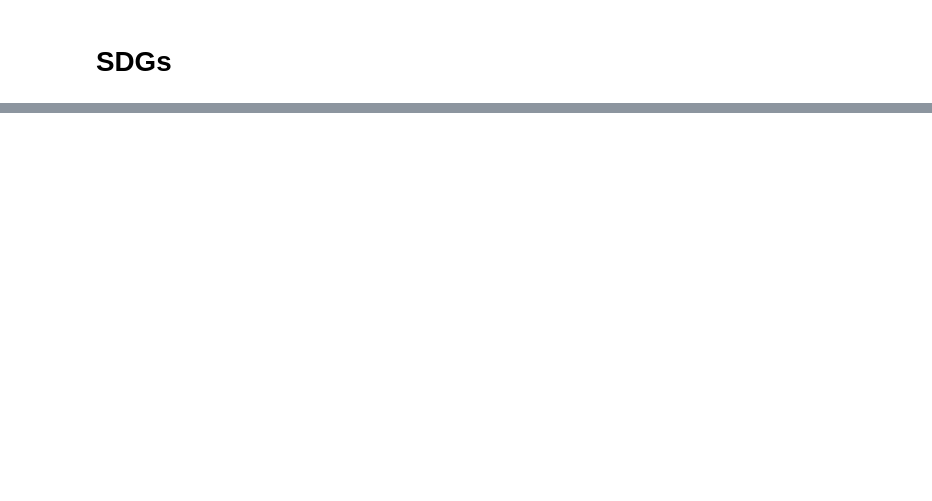
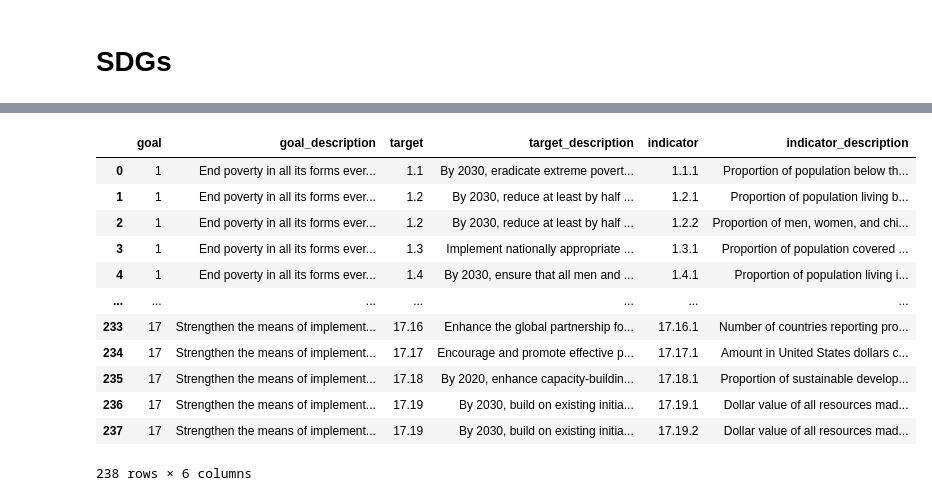
Before and after one commit to wasit7/dsmde, a Jupyter notebook: workshop/sgd/sdg.ipynb, the cells around one changed output, grey strips where cells are left out. Drawn from its saved outputs; the diff is of its cells as text; code cells hidden in the pictures; blank space fills up the shorter version.

```diff
--- a/workshop/sgd/sdg.ipynb
+++ b/workshop/sgd/sdg.ipynb
@@ -1856,7 +1856,7 @@
   ]
 }
 # %%
-{
+g16={
   "goal": 16,
   "description": "Promote peaceful and inclusive societies for sustainable development, provide access to justice for all, and build effective, accountable, and inclusive institutions at all levels",
   "challenges": [
@@ -2022,7 +2022,7 @@
   ]
 }
 # %%
-{
+g17={
   "goal": 17,
   "description": "Strengthen the means of implementation and revitalize the global partnership for sustainable development",
   "challenges": [
@@ -2221,10 +2221,17 @@
         {
           "indicator": "17.19.1",
           "description": "Dollar value of all resources made available to strengthen statistical capacity in developing countries"
+        },
+        {
+          "indicator": "17.19.2",
+          "description": "Dollar value of all resources made available to strengthen statistical capacity in developing countries"
         }
       ]
     },
     {
       "target": "17.20",
-      "description": "Promote the development of a Global Partnership for Sustainable Development Data to improve the availability and use of data for sustainable development",
-      "indicators
+      "description": "Proportion of countries that (a) have conducted at least one population and housing census in the last 10 years; and (b) have achieved 100 per cent birth registration and 80 per cent death registration",
+      "indicators":[]
+    }
+  ]
+}
@@ -2230,0 +2257,5 @@
+# %%
+goals
+import pandas as pd
+df1=pd.json_normalize(goals)
+df1.head()
@@ -2230,0 +2269,36 @@
+# %%
+data=[]
+for idx,r in df1.iterrows():
+    goal=r['goal']
+    description=r['description']
+    for target in r['targets']:
+        for indicator in target['indicators']:
+            # print(indicator)
+            d={
+                'goal':goal,
+                'goal_description':description,
+                'target':target['target'],
+                'target_description':target['description'],
+                'indicator':indicator['indicator'],
+                'indicator_description':indicator['description']
+            }
+            data.append(d)
+df2=pd.DataFrame(data)
+# %%
+import json
+df2.to_json('sdg.json',orient="table")
+df2
+# %% [output]
+|  | goal | goal_description | target | target_description | indicator | indicator_description |
+| 0 | 1 | End poverty in all its forms ever... | 1.1 | By 2030, eradicate extreme povert... | 1.1.1 | Proportion of population below th... |
+| 1 | 1 | End poverty in all its forms ever... | 1.2 | By 2030, reduce at least by half ... | 1.2.1 | Proportion of population living b... |
+| 2 | 1 | End poverty in all its forms ever... | 1.2 | By 2030, reduce at least by half ... | 1.2.2 | Proportion of men, women, and chi... |
+| 3 | 1 | End poverty in all its forms ever... | 1.3 | Implement nationally appropriate ... | 1.3.1 | Proportion of population covered ... |
+| 4 | 1 | End poverty in all its forms ever... | 1.4 | By 2030, ensure that all men and ... | 1.4.1 | Proportion of population living i... |
+| ... | ... | ... | ... | ... | ... | ... |
+| 233 | 17 | Strengthen the means of implement... | 17.16 | Enhance the global partnership fo... | 17.16.1 | Number of countries reporting pro... |
+| 234 | 17 | Strengthen the means of implement... | 17.17 | Encourage and promote effective p... | 17.17.1 | Amount in United States dollars c... |
+| 235 | 17 | Strengthen the means of implement... | 17.18 | By 2020, enhance capacity-buildin... | 17.18.1 | Proportion of sustainable develop... |
+| 236 | 17 | Strengthen the means of implement... | 17.19 | By 2030, build on existing initia... | 17.19.1 | Dollar value of all resources mad... |
+| 237 | 17 | Strengthen the means of implement... | 17.19 | By 2030, build on existing initia... | 17.19.2 | Dollar value of all resources mad... |
+238 rows × 6 columns
```
Also changed, not shown: parts of 19 cells of this notebook, 11 other files.
